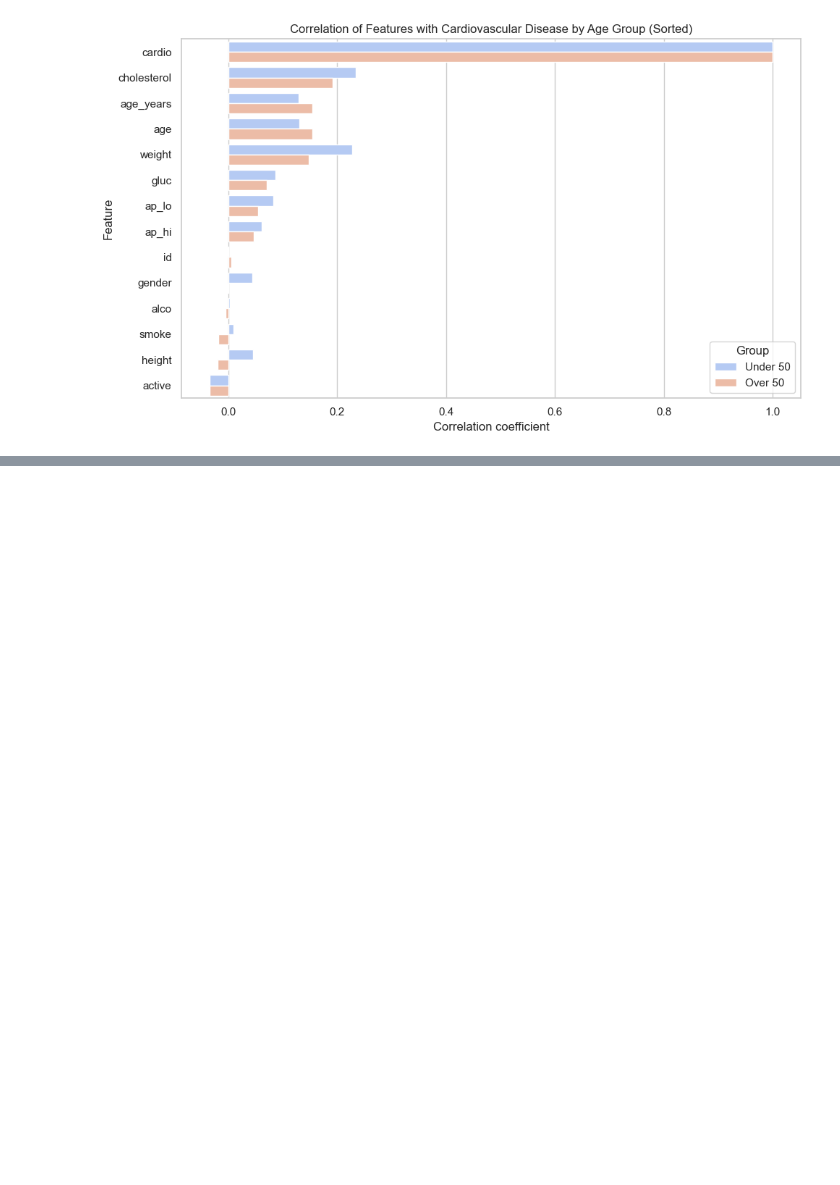
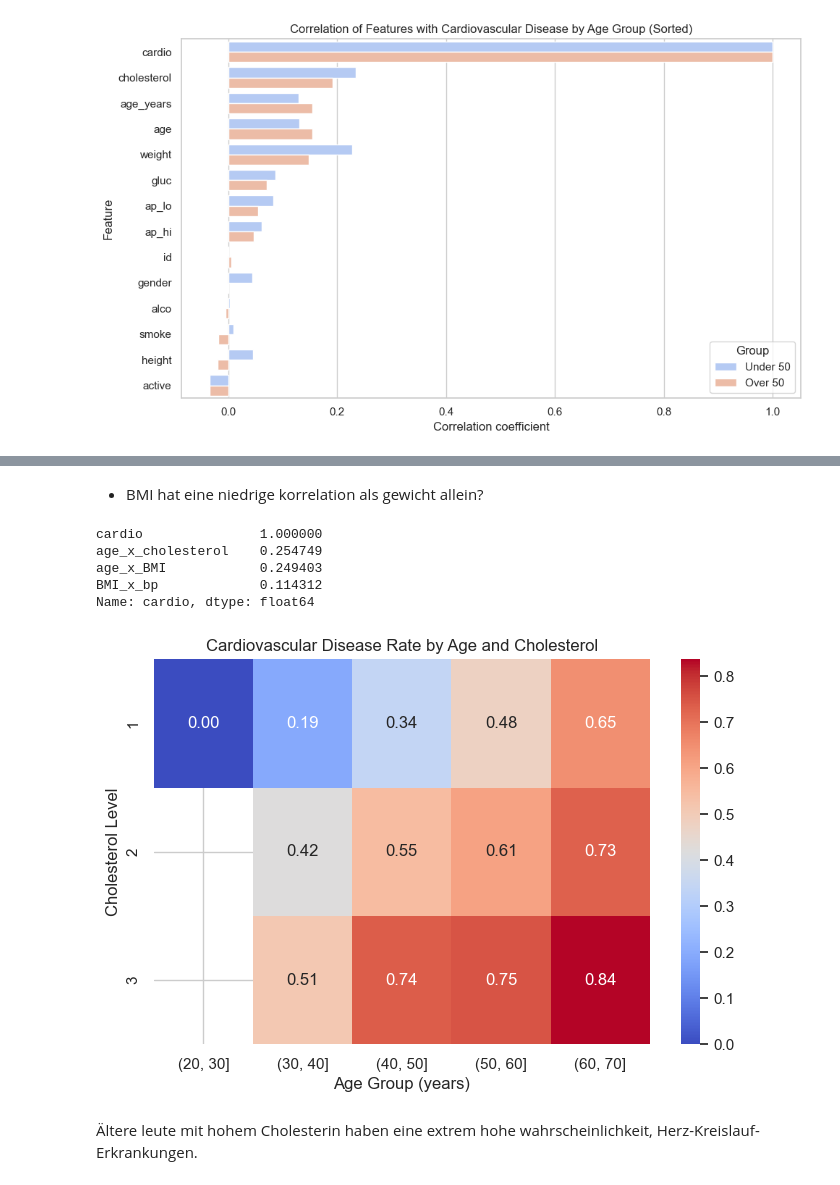
Before and after one commit to theMindDeveloper/Cardiovascular_Disease_Prediction_Data_Science, a Jupyter notebook: data/notebooks/EDA.ipynb, the cells around one changed output, grey strips where cells are left out. Cells and saved outputs as stored; diff of their text form; code cells hidden in the pictures; blank space fills up the shorter version.

```diff
--- a/data/notebooks/EDA.ipynb
+++ b/data/notebooks/EDA.ipynb
@@ -307,0 +336,28 @@ plt.show()
+# %% [markdown]
+- BMI hat eine niedrige korrelation als gewicht allein?
+# %%
+df['age_x_cholesterol'] = df['age_years'] * df['cholesterol']
+df['age_x_BMI'] = df['age_years'] * df['BMI']
+df['bp_mean'] = (df['ap_hi'] + df['ap_lo']) / 2
+df['BMI_x_bp'] = df['BMI'] * df['bp_mean']
+df[['age_x_cholesterol', 'age_x_BMI', 'BMI_x_bp', 'cardio']].corr()['cardio'].sort_values(ascending=False)
+# %% [output]
+cardio               1.000000
+age_x_cholesterol    0.254749
+age_x_BMI            0.249403
+BMI_x_bp             0.114312
+Name: cardio, dtype: float64
+# %%
+age_bins = pd.cut(df['age_years'], bins=[20,30,40,50,60,70])
+pivot = df.pivot_table(values='cardio', index='cholesterol', columns=age_bins, aggfunc='mean')
+
+plt.figure(figsize=(8,5))
+sns.heatmap(pivot, annot=True, cmap='coolwarm', fmt=".2f")
+plt.title('Cardiovascular Disease Rate by Age and Cholesterol')
+plt.xlabel('Age Group (years)')
+plt.ylabel('Cholesterol Level')
+plt.show()
+# %% [output]
+[figure, added]
+# %% [markdown]
+Ältere leute mit hohem Cholesterin haben eine extrem hohe wahrscheinlichkeit, Herz-Kreislauf-Erkrankungen.
```
Also changed, not shown: parts of 5 cells of this notebook.
